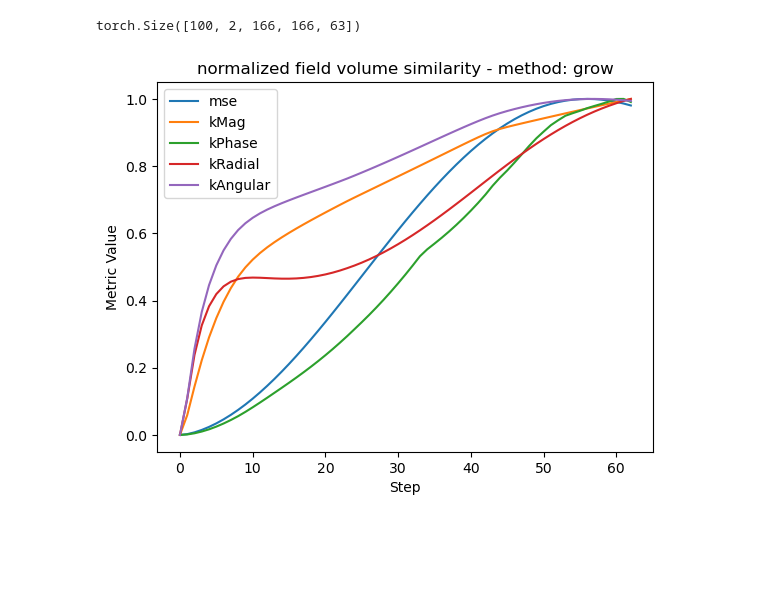
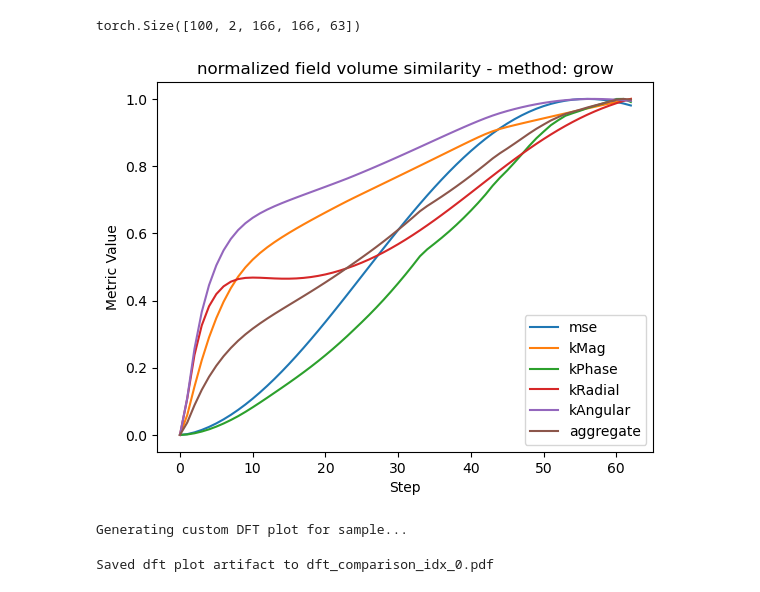
Before and after one commit to Kovaleski-Research-Lab/materials-transformer, a Jupyter notebook: notebooks/loss_sanity.ipynb, the cells around one changed output. Saved outputs shown, nothing was run; the diff lists cells and outputs as text; code cells hidden in the pictures; blank space fills up the shorter version.

Commit message:
metric notebook updates

```diff
--- a/notebooks/loss_sanity.ipynb
+++ b/notebooks/loss_sanity.ipynb
@@ -87,12 +87,7 @@ def mse(field1, field2):
     return torch.mean(torch.abs(field1 - field2)**2)
 
 def kMag(field1, field2):
-    """k-space magnitude loss. Calculates MSE between magnitudes of k-space fields
-
-    Parameters
-    ----------
-    option (str): calculation method. 'log' if using log transform, 'direct' otherwise.
-    """
+    """k-space magnitude loss. Calculates MSE between magnitudes of k-space fields"""
     field1_k = torch.fft.fft2(field1, norm="ortho")
     field2_k = torch.fft.fft2(field2, norm="ortho")
     mag_f1_k = torch.abs(field1_k)
@@ -100,12 +95,7 @@ def kMag(field1, field2):
     return torch.mean((torch.log1p(mag_f1_k) - torch.log1p(mag_f2_k))**2)
 
 def kPhase(field1, field2):
-    """k-space phase loss. Calculates MSE of wrapped phase difference between fields
-
-    Parameters
-    ----------
-    option (str): calculation method. 'mag_weight' if weighting by magnitudes, 'direct' otherwise.
-    """
+    """k-space phase loss. Calculates MSE of wrapped phase difference between fields"""
     field1_k = torch.fft.fft2(field1, norm="ortho")
     field2_k = torch.fft.fft2(field2, norm="ortho")
     phase_f1_k = torch.angle(field1_k)
@@ -117,12 +107,7 @@ def kPhase(field1, field2):
     return torch.mean(weights * wrapped_phase_diff**2)
 
 def kRadial(field1, field2):
-    """k-space radial loss. Returns the MSE of radial profiles (annular binning) between fields
-
-    Parameters
-    ----------
-    num_bins (int): number of bins for the radial profiling.
-    """
+    """k-space radial loss. Returns the MSE of radial profiles (annular binning) between fields"""
     field1_k = torch.fft.fft2(field1, norm="ortho")
     field2_k = torch.fft.fft2(field2, norm="ortho")
     h, w = field1_k.shape
@@ -134,8 +119,7 @@ def kRadial(field1, field2):
                         f2_k_radial.float().to(field1_k.device))**2)
 
 def kAngular(field1, field2):
-    """k-space angular loss. Returns the MSE of angular profiles between fields.
-    """
+    """k-space angular loss. Returns the MSE of angular profiles between fields."""
     field1_k = torch.fft.fft2(field1, norm="ortho")
     field2_k = torch.fft.fft2(field2, norm="ortho")
     h, w = field1_k.shape
@@ -145,6 +129,14 @@ def kAngular(field1, field2):
     pred_k_angular = get_angular_profile(field2_k, polar_coords[1], angle_bin_edges, num_bins)
     return torch.mean((gt_k_angular.float().to(field1_k.device) -
                         pred_k_angular.float().to(field1_k.device))**2)
+
+def aggregate(field1, field2):
+    # sort of redundant but good for udnerstanding all contributions
+    tensor = torch.tensor((1*(kMag(field1, field2)),
+                      1*(kPhase(field1, field2)),
+                      1*(kRadial(field1, field2)),
+                      1*(kAngular(field1, field2))))
+    return torch.mean(tensor)
 # %%
 def plot_delta_field_dissimilarity(metrics, field_volume, method="grow"):
     """Plots field slice similarity across a larger field volume with various metrics
@@ -179,7 +171,7 @@ def plot_delta_field_dissimilarity(metrics, field_volume, method="grow"):
     plt.legend()
     plt.show()
 # %%
-metrics = [mse, kMag, kPhase, kRadial, kAngular]
+metrics = [mse, kMag, kPhase, kRadial, kAngular, aggregate]
 plot_delta_field_dissimilarity(metrics, nf[0], method="grow")
 # %% [output]
-[figure, old version]
+[figure, new version]
@@ -185,0 +278,5 @@ plot_delta_field_dissimilarity(metrics, nf[0], method="grow")
+# %%
+create_dft_plot_artifact(nf[0], '')
+# %% [output]
+Generating custom DFT plot for sample...
+Saved dft plot artifact to dft_comparison_idx_0.pdf
```
Also changed, not shown: parts of 1 cell of this notebook, 1 other file.
